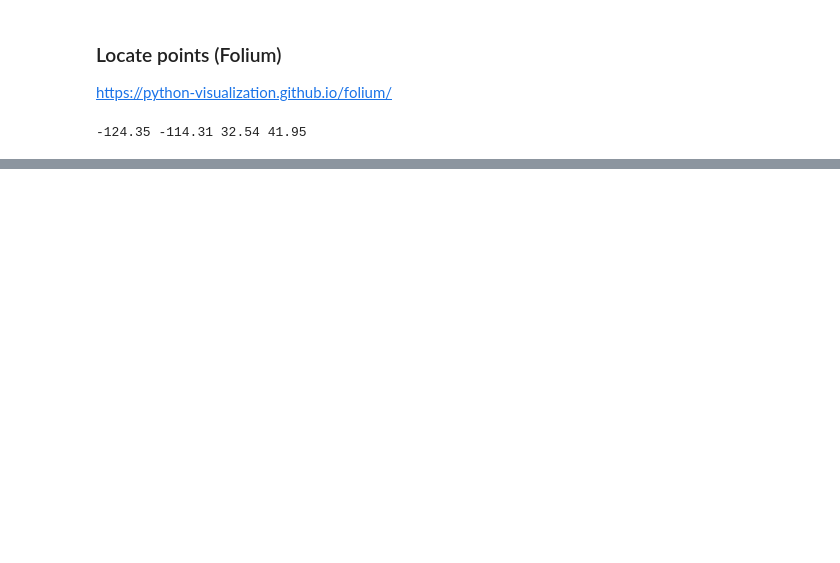
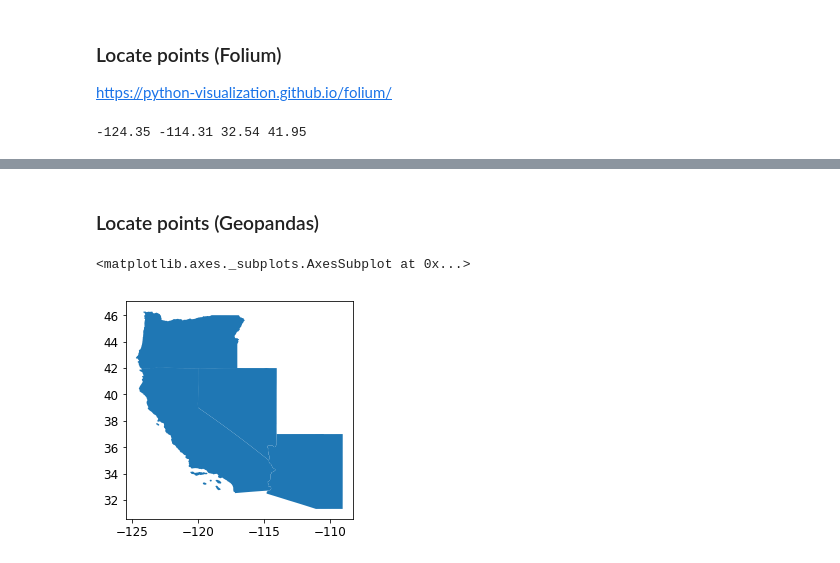
Before and after one commit to rodrigodub/mlbook, a Jupyter notebook: Housing.ipynb, the cells around one changed output, grey strips where cells are left out. Drawn from its saved outputs; the diff is of its cells as text; code cells hidden in the pictures; blank space fills up the shorter version.

```diff
--- a/Housing.ipynb
+++ b/Housing.ipynb
@@ -121,0 +192,2 @@ m
+# %% [markdown]
+### Locate points (Geopandas)
@@ -121,0 +196,2 @@ m
+# %%
+cali = geopandas.read_file('datasets/shapefiles/California/GU_StateOrTerritory.shp')
@@ -121,0 +200,5 @@ m
+# %%
+cali.plot()
+# %% [output]
+<matplotlib.axes._subplots.AxesSubplot at 0x...>
+[figure, added]
```
Also changed, not shown: parts of 20 cells of this notebook, 55 other files.
